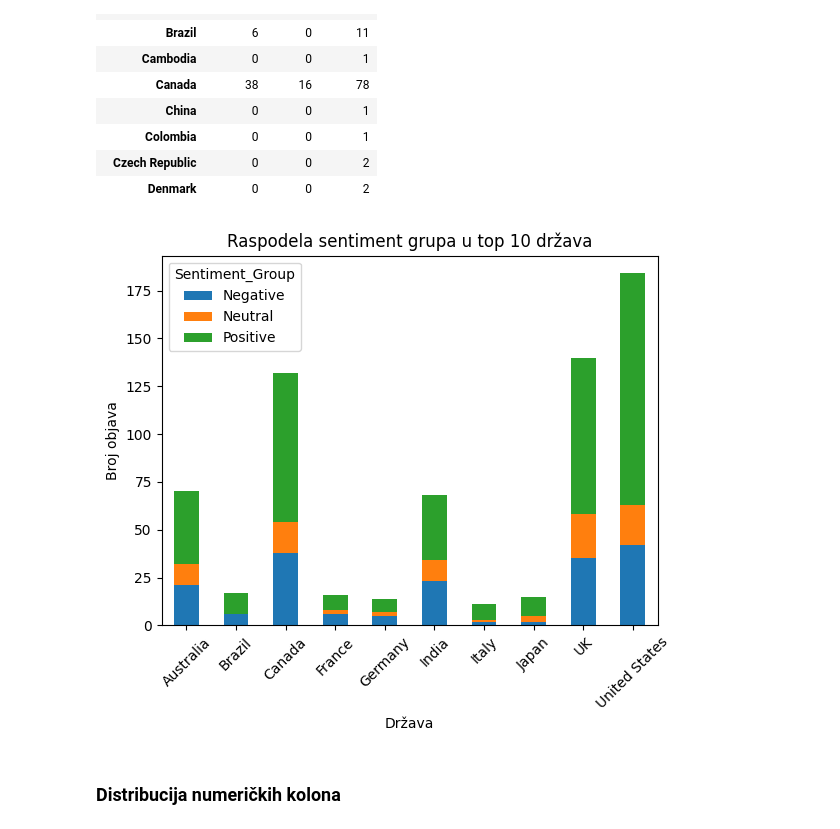
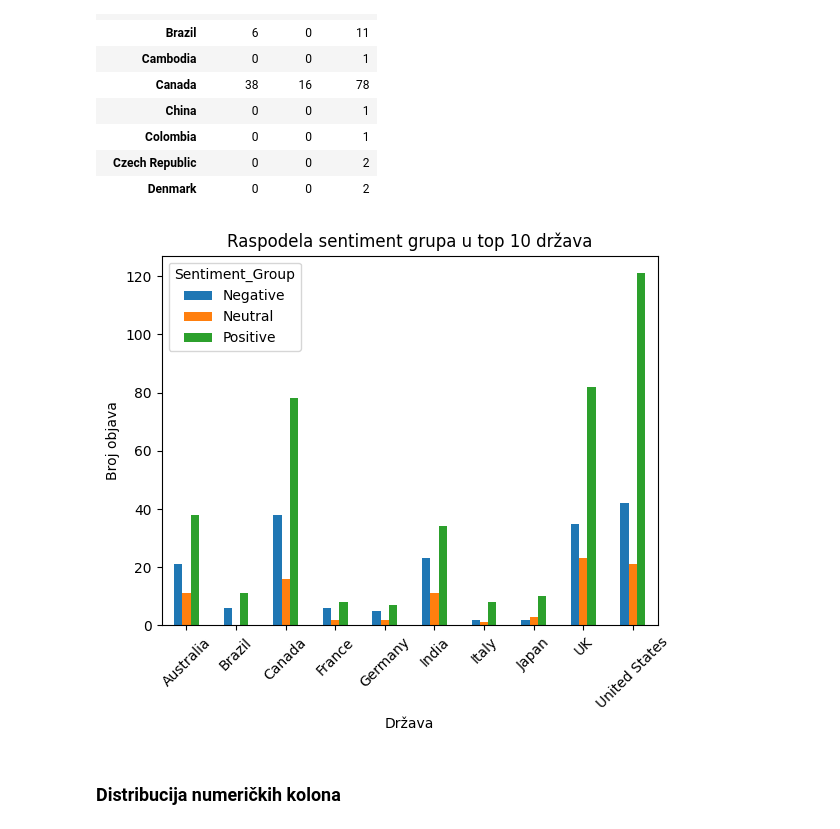
Before and after one commit to gavrilovicluka/machine-learning-projects, a Jupyter notebook: Projekat 3/Projekat3.ipynb, the cells around one changed output. Cells and saved outputs as stored; diff of their text form; code cells hidden in the pictures.

```diff
--- a/Projekat 3/Projekat3.ipynb
+++ b/Projekat 3/Projekat3.ipynb
@@ -32,6 +49,7 @@ df
 # %%
 df = df.drop(columns=["Unnamed: 0.1"])
 df = df.drop(columns=["Unnamed: 0"])
+df = df.drop(columns=["Timestamp"])
 df['Country'] = df['Country'].str.strip().replace('USA', 'United States')
 df['Platform'] = df['Platform'].str.strip().replace('Twitter', 'X')
 df
@@ -552,18 +579,18 @@ country_sentiment.head(10)
 # %%
 top_countries = df["Country"].value_counts().head(10).index
 country_sentiment_top = pd.crosstab(
     df[df["Country"].isin(top_countries)]["Country"],
     df[df["Country"].isin(top_countries)]["Sentiment_Group"]
 )
 
-country_sentiment_top.plot(kind="bar", stacked=True)
+country_sentiment_top.plot(kind="bar")
 plt.title("Raspodela sentiment grupa u top 10 država")
 plt.xlabel("Država")
 plt.ylabel("Broj objava")
 plt.xticks(rotation=45)
 plt.show()
 # %% [output]
-[figure, old version]
+[figure, new version]
 # %% [markdown]
 ### Distribucija numeričkih kolona
 # %%
```
Also changed, not shown: parts of 50 cells of this notebook, 2 other files.
